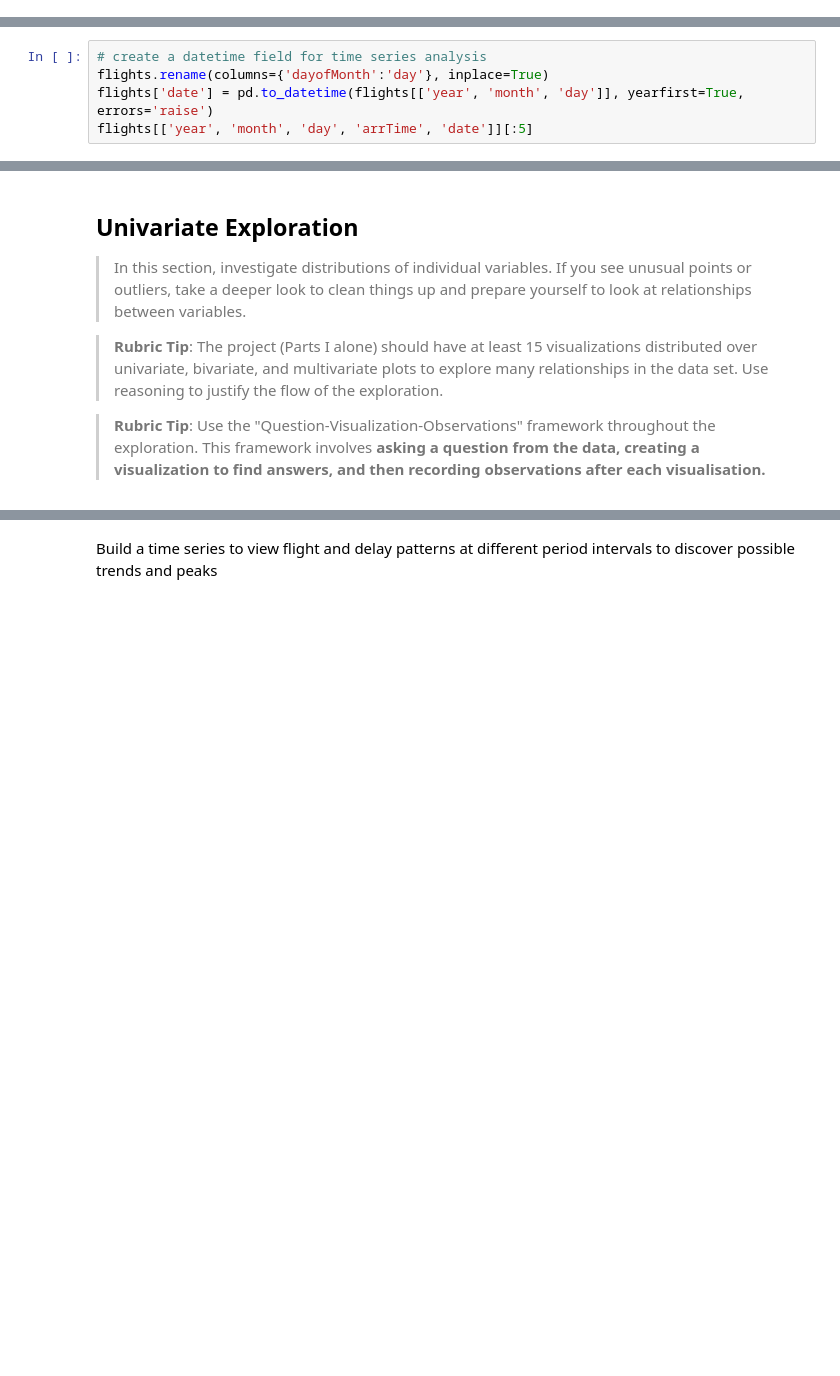
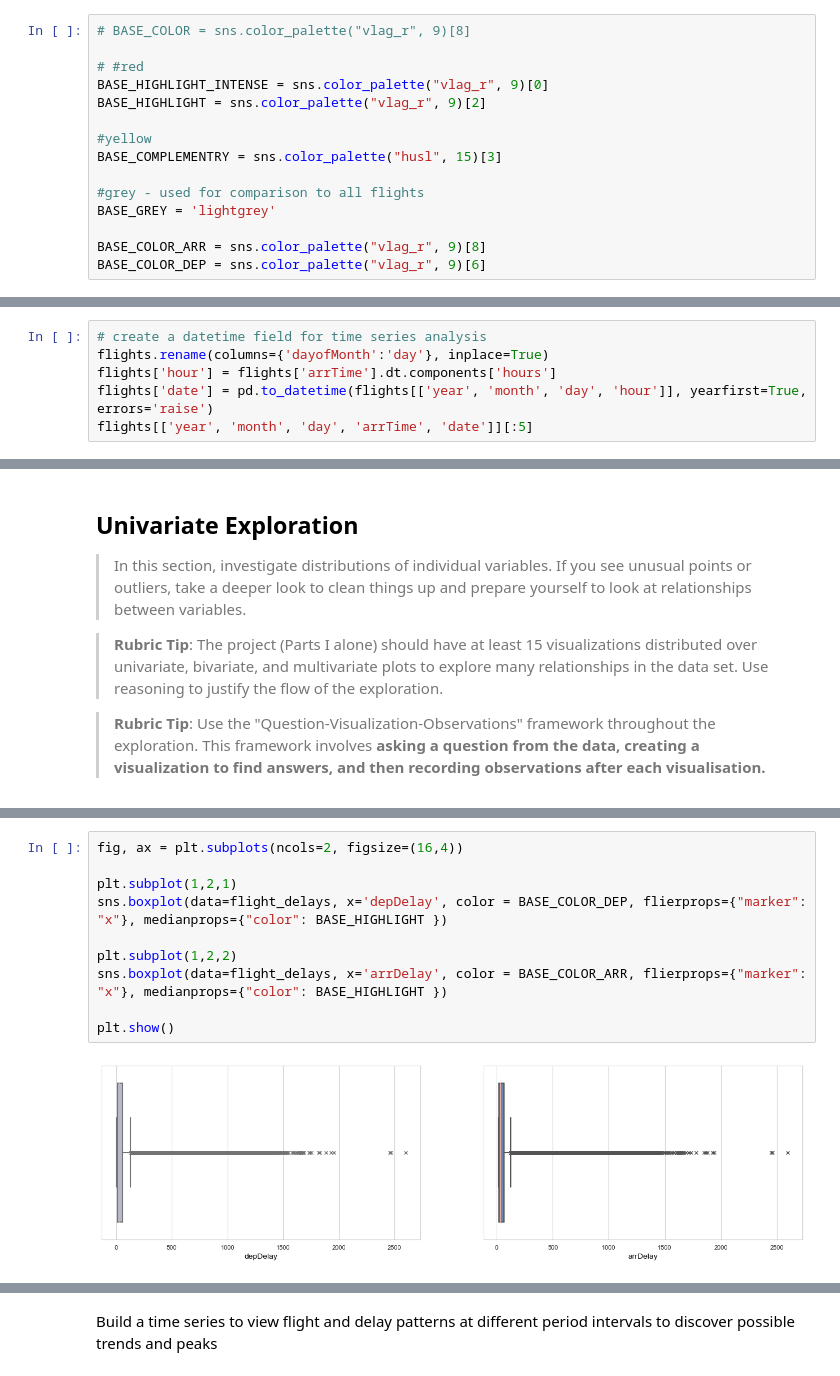
Before and after one commit to JuanitaSmith/flight_analysis, a Jupyter notebook: notebooks/Part_II_exploration.ipynb, the cells around one changed output, grey strips where cells are left out. Cells and saved outputs as stored; diff of their text form; blank space fills up the shorter version.

```diff
--- a/notebooks/Part_II_exploration.ipynb
+++ b/notebooks/Part_II_exploration.ipynb
@@ -204,6 +323,21 @@ sns.color_palette("muted")
 
 # matching complimentary
 # #e6b093
+# %%
+# BASE_COLOR = sns.color_palette("vlag_r", 9)[8]
+
+# #red
+BASE_HIGHLIGHT_INTENSE = sns.color_palette("vlag_r", 9)[0]
+BASE_HIGHLIGHT = sns.color_palette("vlag_r", 9)[2]
+
+#yellow
+BASE_COMPLEMENTRY = sns.color_palette("husl", 15)[3]
+
+#grey - used for comparison to all flights
+BASE_GREY = 'lightgrey'
+
+BASE_COLOR_ARR = sns.color_palette("vlag_r", 9)[8]
+BASE_COLOR_DEP = sns.color_palette("vlag_r", 9)[6]
 # %% [markdown]
 ### Dataset Overview
 # %%
@@ -232,5 +433,6 @@ airports.head()
 # %%
 # create a datetime field for time series analysis
 flights.rename(columns={'dayofMonth':'day'}, inplace=True)
-flights['date'] = pd.to_datetime(flights[['year', 'month', 'day']], yearfirst=True, errors='raise')
+flights['hour'] = flights['arrTime'].dt.components['hours']
+flights['date'] = pd.to_datetime(flights[['year', 'month', 'day', 'hour']], yearfirst=True, errors='raise')
 flights[['year', 'month', 'day', 'arrTime', 'date']][:5]
@@ -312,0 +573,12 @@ Compare arrDelay distribution to depDelay distribution for flights that are dela
+# %%
+fig, ax = plt.subplots(ncols=2, figsize=(16,4))
+
+plt.subplot(1,2,1)
+sns.boxplot(data=flight_delays, x='depDelay', color = BASE_COLOR_DEP, flierprops={"marker": "x"}, medianprops={"color": BASE_HIGHLIGHT })
+
+plt.subplot(1,2,2)
+sns.boxplot(data=flight_delays, x='arrDelay', color = BASE_COLOR_ARR, flierprops={"marker": "x"}, medianprops={"color": BASE_HIGHLIGHT })
+
+plt.show()
+# %% [output]
+[figure, added]
```
Also changed, not shown: parts of 136 cells of this notebook, 1 other file.
